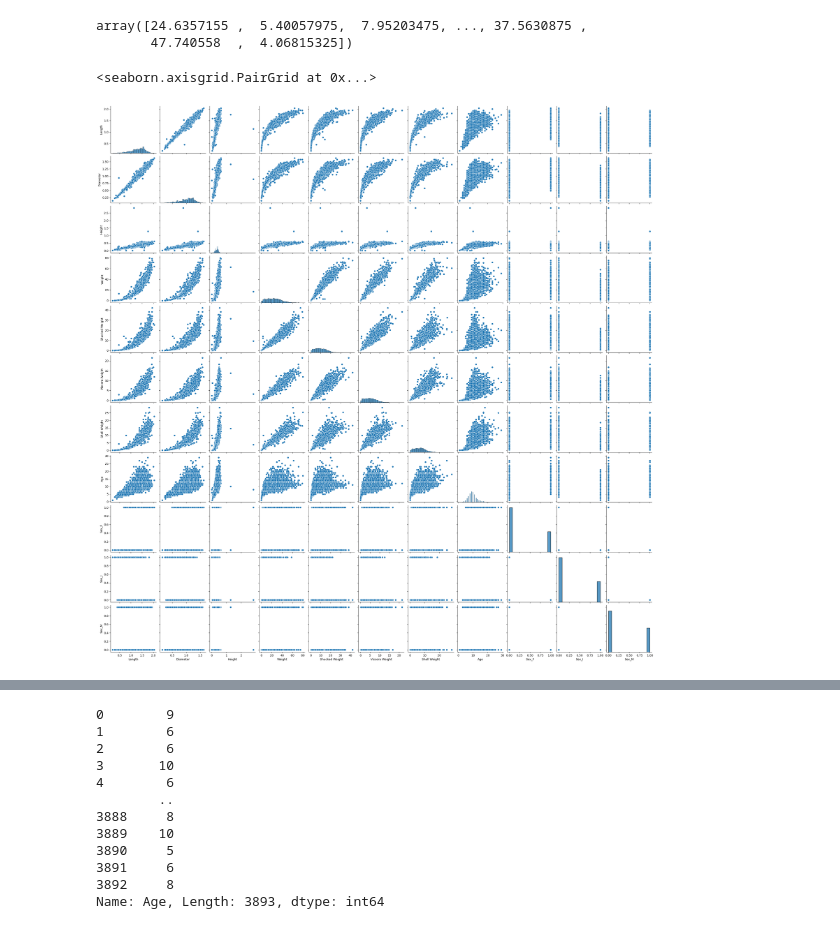
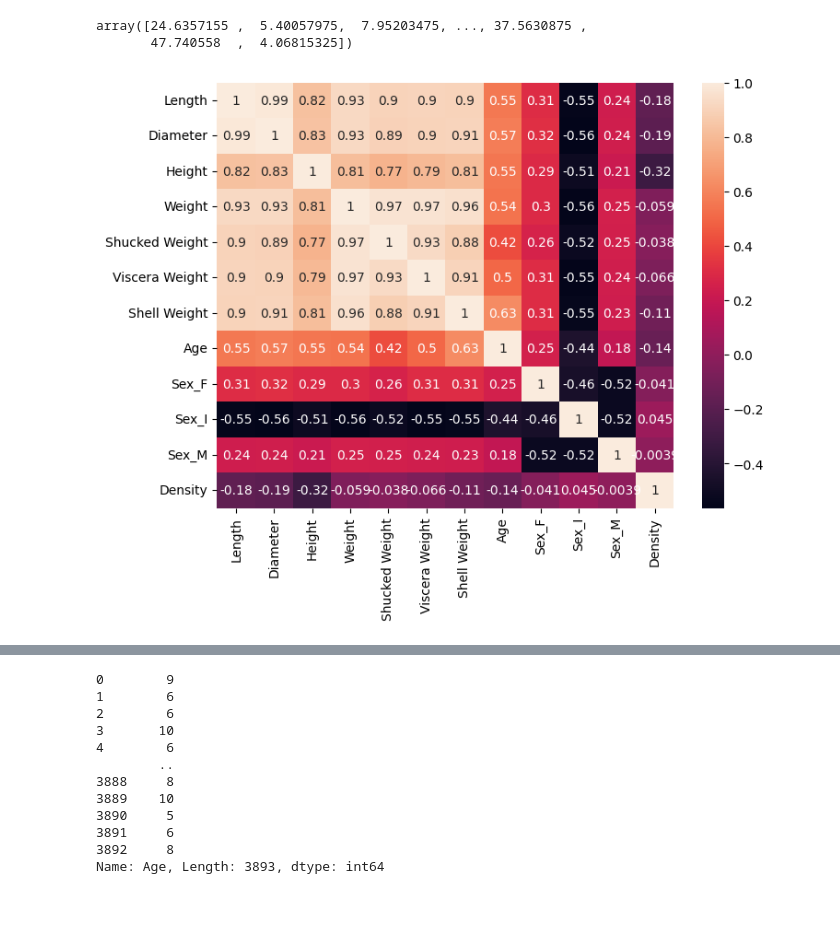
Before and after one commit to realyashsehgal/Age-Prediction, a Jupyter notebook: Models/Main.ipynb, the cells around one changed output, grey strips where cells are left out. Drawn from its saved outputs; the diff is of its cells as text; code cells hidden in the pictures.

```diff
--- a/Models/Main.ipynb
+++ b/Models/Main.ipynb
@@ -206,11 +217,14 @@ df_final['Weight'].unique()
 array([24.6357155 ,  5.40057975,  7.95203475, ..., 37.5630875 ,
        47.740558  ,  4.06815325])
 # %%
-
-sns.pairplot(df_final)
+df_final['Density'] = df_final['Weight'] / (df_final['Length'] * df_final['Diameter'] * df_final['Height'])
+# sns.pairplot(df_final)
-# %% [output]
-<seaborn.axisgrid.PairGrid at 0x...>
-[figure, removed]
+# %%
+plt.figure(figsize=(8,6))
+sns.heatmap(df_final.corr(),annot=True)
+plt.show()
+# %% [output]
+[figure, added]
 # %%
 from sklearn.model_selection import train_test_split
 # %%
```
Also changed, not shown: parts of 15 cells of this notebook.
